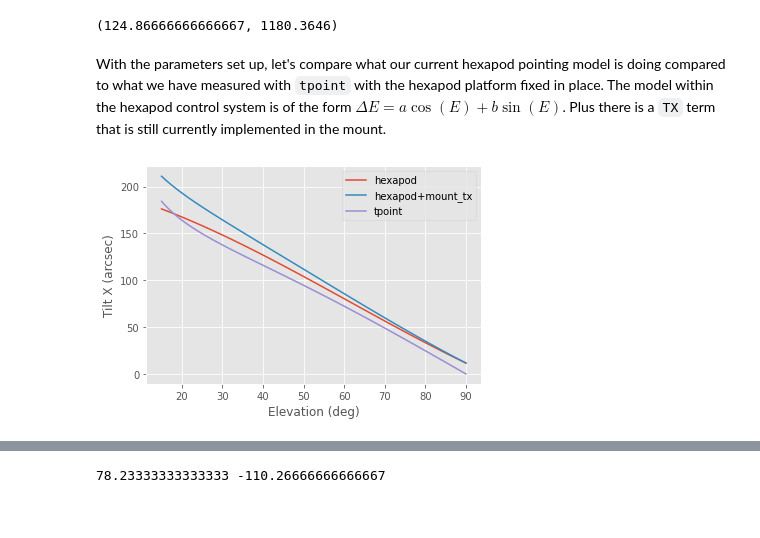
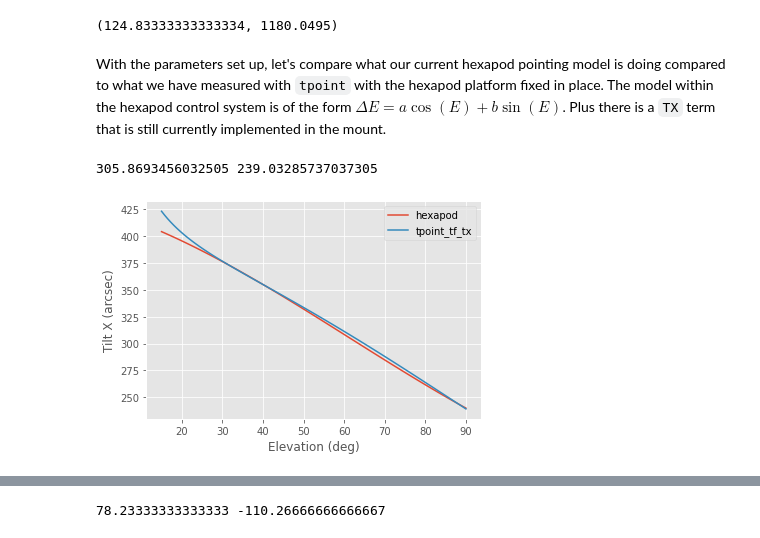
Before and after one commit to MMTObservatory/pointing_analysis, a Jupyter notebook: pointing_data/20200708/binospec_pointing.ipynb, the cells around one changed output, grey strips where cells are left out. Saved outputs shown, nothing was run; the diff lists cells and outputs as text; code cells hidden in the pictures.

```diff
--- a/pointing_data/20200708/binospec_pointing.ipynb
+++ b/pointing_data/20200708/binospec_pointing.ipynb
@@ -141,55 +161,60 @@ zc_trans = 9.453
 zc_sky = 0.3
 # %%
 # best fit tpoint model
-ia = +1205.44
-ie = -50.85
-npae = -2.69
-ca = 5.49
-an = 2.55
-aw = -12.15
-tf = -37.46
-tx = -5.11
+best_fit = {}
+best_fit['ia'] = +1209.46
+best_fit['ie'] = -50.85
+best_fit['npae'] = 1.39
+best_fit['an'] = 2.56
+best_fit['aw'] = -12.14
+best_fit['tf'] = -37.45
+best_fit['tx'] = -5.12
 # %%
 # convert sky motion to ZC tilt
-tiltx_cos_coeff = -1*tf / zc_sky
-tiltx_tan_coeff = -1*tx / zc_sky
+tiltx_cos_coeff = -1*best_fit['tf'] / zc_sky
+tiltx_tan_coeff = -1*best_fit['tx'] / zc_sky
 
 # calculate translations to go with the tilts
 y_cos_coeff = zc_trans * tiltx_cos_coeff
 y_tan_coeff = zc_trans * tiltx_tan_coeff
 tiltx_cos_coeff, y_cos_coeff
 # %% [output]
-(124.86666666666667, 1180.3646)
+(124.83333333333334, 1180.0495)
 # %% [markdown]
 With the parameters set up, let's compare what our current hexapod pointing model is doing compared to what we have measured with `tpoint` with the hexapod platform fixed in place. The model within the hexapod control system is of the form $\Delta E = a \cos(E) + b \sin(E)$. Plus there is a `TX` term that is still currently implemented in the mount.
 # %%
 # the cos, sin, and zeropoint coeffs are taken from settings.xml; commanded tiltx from the logs
 # the tpoint zeropoint is referenced to an elevation of 0, but the hexapod platform coordinates
 # were set for an elevation around 40 deg. the difference between the commanded position and the
 # configured zeropoint should account for this.
 commanded = 355
 zeropoint = 277.3
+hex_el = 40 * u.deg
 hex_pointing_offset = commanded - zeropoint
-current_hexapod = 119.6*np.cos(el) - 66.1*np.sin(el) + hex_pointing_offset
 
-# the cotangent coeff comes from the TX currently configured in the mount code. the tpoint coeff is in terms of
-# zenith angle so flip the sign for elevation along with flipping tangent to cotangent.
-current_tx = (2.8/zc_sky) * np.cos(el)/np.sin(el)
+# predicted hexapod tiltx as a function of elevation
+current_hexapod = 119.6*np.cos(el) - 66.1*np.sin(el) + zeropoint
 
-# combine hexapod and mount flexure terms
-current_model = current_hexapod + current_tx
+# there were extra offsets applied by the operator. let's work out the total given the commanded position and the
+# elevation the model was set to.
+hex_zp_corr = 355 - 119.6*np.cos(hex_el) + 66.1*np.sin(hex_el) - zeropoint
 
-# use the tpoint coefficients scaled to hexapod motion
-tpoint_model = tiltx_cos_coeff*np.cos(el) + tiltx_tan_coeff * np.cos(el)/np.sin(el)
+current_hexapod += hex_zp_corr
+
+# use the tpoint coefficients scaled to hexapod motion. work out zeropoint to match the fact hexapod coordinates
+# were configured for el=40:
+tp_zp = commanded - tiltx_cos_coeff * np.cos(hex_el) - tiltx_tan_coeff * np.cos(hex_el)/np.sin(hex_el)
+tpoint_model = tiltx_cos_coeff * np.cos(el) + tiltx_tan_coeff * np.cos(el)/np.sin(el) + tp_zp
+print(zeropoint+hex_zp_corr, tp_zp)
 plt.plot(el, current_hexapod, label="hexapod")
-plt.plot(el, current_model, label="hexapod+mount_tx")
-plt.plot(el, tpoint_model, label="tpoint")
+plt.plot(el, tpoint_model, label="tpoint_tf_tx")
 plt.ylabel("Tilt X (arcsec)")
 plt.xlabel("Elevation (deg)")
 plt.legend()
 plt.show()
 # %% [output]
+305.8693456032505 239.03285737037305
-[figure, old version]
+[figure, new version]
 # %% [markdown]
 This shows that our current open-loop flexure model is in good agreement with what was measured with the pointing run, certainly in a relative sense. The `TX` term in the mount is also shown to be a fairly small effect, alignment-wise. The difference is the equivalent to 10" of X tilt at an elevation of 30° and much less at higher elevations.
 
```
Also changed, not shown: parts of 7 cells of this notebook.
